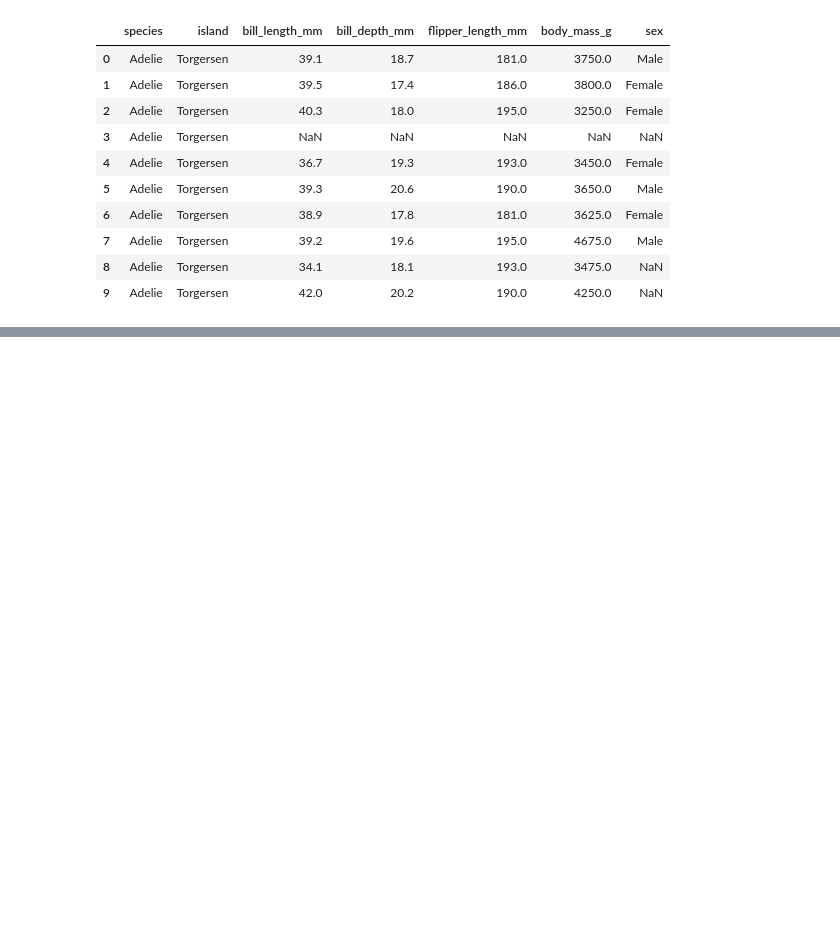
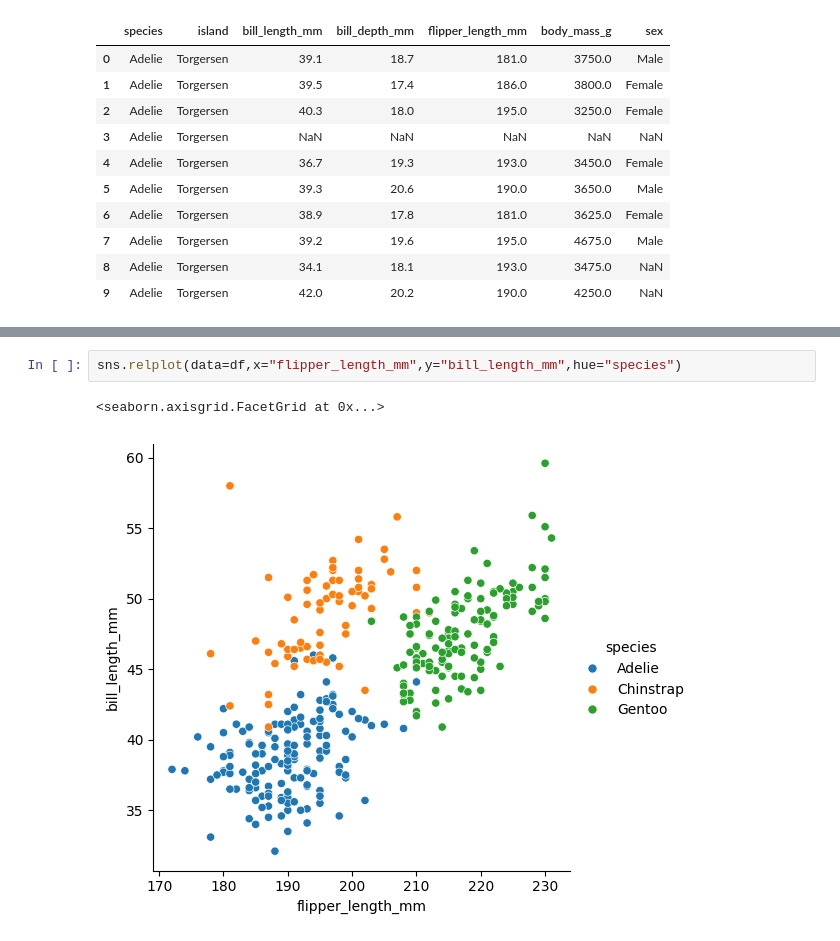
Before and after one commit to yash06chourasia/Python-ML-training, a Jupyter notebook: Dataset/seaborn.ipynb, the cells around one changed output, grey strips where cells are left out. Drawn from its saved outputs; the diff is of its cells as text; blank space fills up the shorter version.

```diff
--- a/Dataset/seaborn.ipynb
+++ b/Dataset/seaborn.ipynb
@@ -64,0 +75,5 @@ df.head(10)
+# %%
+sns.relplot(data=df,x="flipper_length_mm",y="bill_length_mm",hue="species")
+# %% [output]
+<seaborn.axisgrid.FacetGrid at 0x...>
+[figure, added]
```
Also changed, not shown: parts of 13 cells of this notebook.
